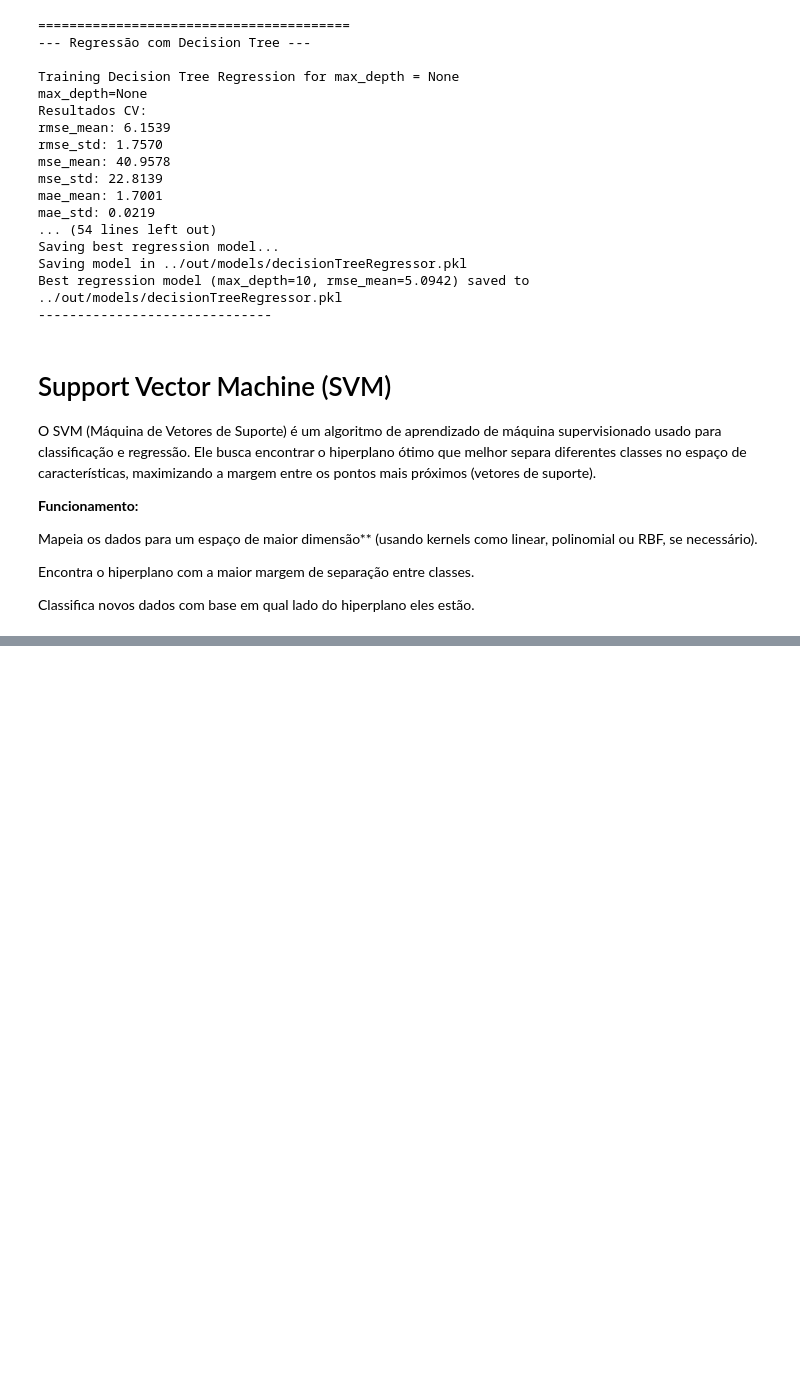
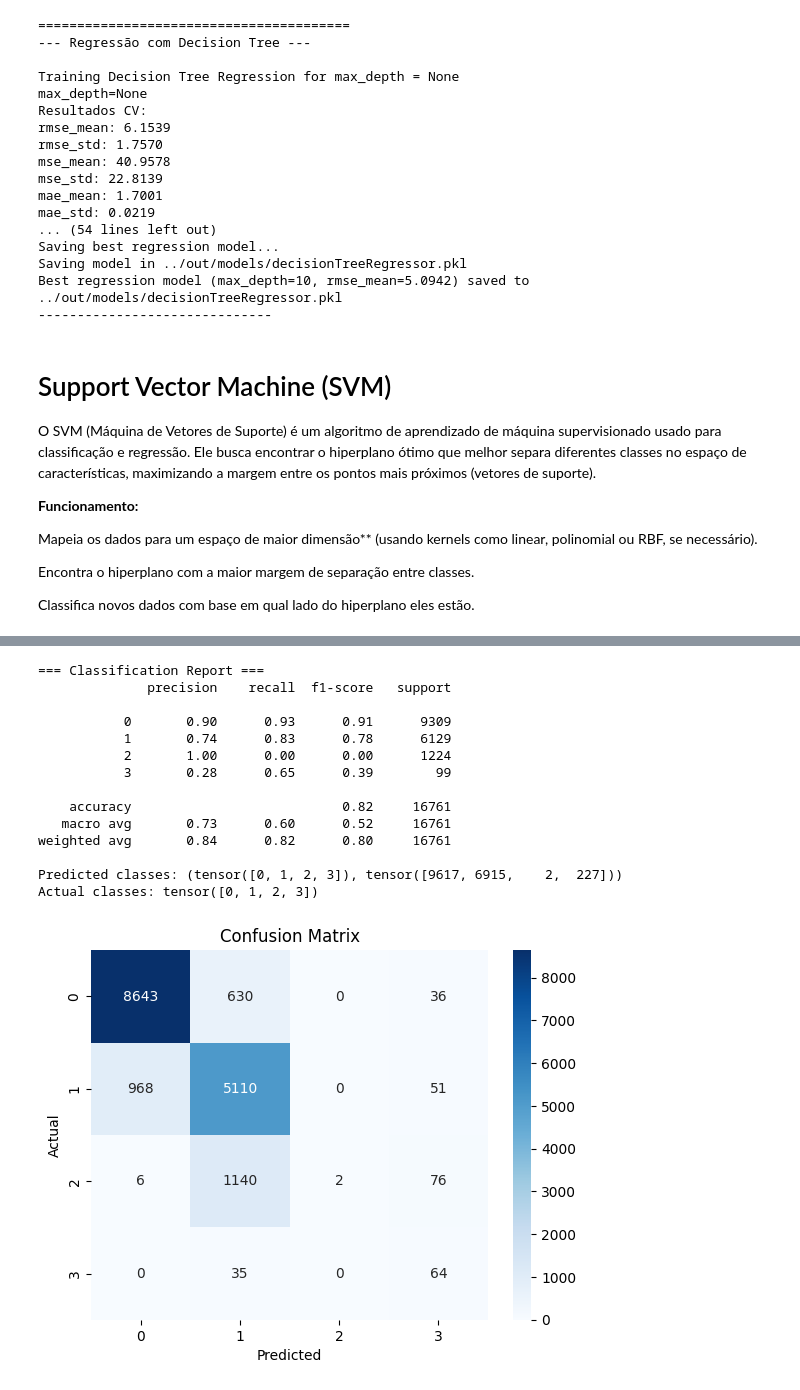
Before and after one commit to LeoSousa155/DataScience, a Jupyter notebook: code/main_phase2.ipynb, the cells around one changed output, grey strips where cells are left out. Cells and saved outputs as stored; diff of their text form; code cells hidden in the pictures; blank space fills up the shorter version.

Commit message:
feat: implementado a rede neuronal com 10 camadas, já consegue detetar todas as classes porém na classe 2 são detetadas poucas instâncias

```diff
--- a/code/main_phase2.ipynb
+++ b/code/main_phase2.ipynb
@@ -505,0 +585,34 @@ KeyboardInterrupt:
+# %%
+from matplotlib import pyplot as plt
+
+#Avaliação da rede para classificação
+clf_trainer.evaluate(X_clf_test_t, y_clf_test_t)
+y_pred_clf = clf_trainer.predict(X_clf_test_t)
+print("Predicted classes:", torch.unique(y_pred_clf, return_counts=True))
+print("Actual classes:", torch.unique(y_clf_test_t))
+
+from sklearn.metrics import confusion_matrix
+import seaborn as sns
+
+cm = confusion_matrix(y_clf_test_t.numpy(), y_pred_clf.numpy())
+sns.heatmap(cm, annot=True, fmt="d", cmap="Blues")
+plt.xlabel("Predicted")
+plt.ylabel("Actual")
+plt.title("Confusion Matrix")
+plt.show()
+# %% [output]
+=== Classification Report ===
+              precision    recall  f1-score   support
+
+           0       0.90      0.93      0.91      9309
+           1       0.74      0.83      0.78      6129
+           2       1.00      0.00      0.00      1224
+           3       0.28      0.65      0.39        99
+
+    accuracy                           0.82     16761
+   macro avg       0.73      0.60      0.52     16761
+weighted avg       0.84      0.82      0.80     16761
+
+Predicted classes: (tensor([0, 1, 2, 3]), tensor([9617, 6915,    2,  227]))
+Actual classes: tensor([0, 1, 2, 3])
+[figure, added]
```
Also changed, not shown: parts of 6 cells of this notebook, 3 other files.
